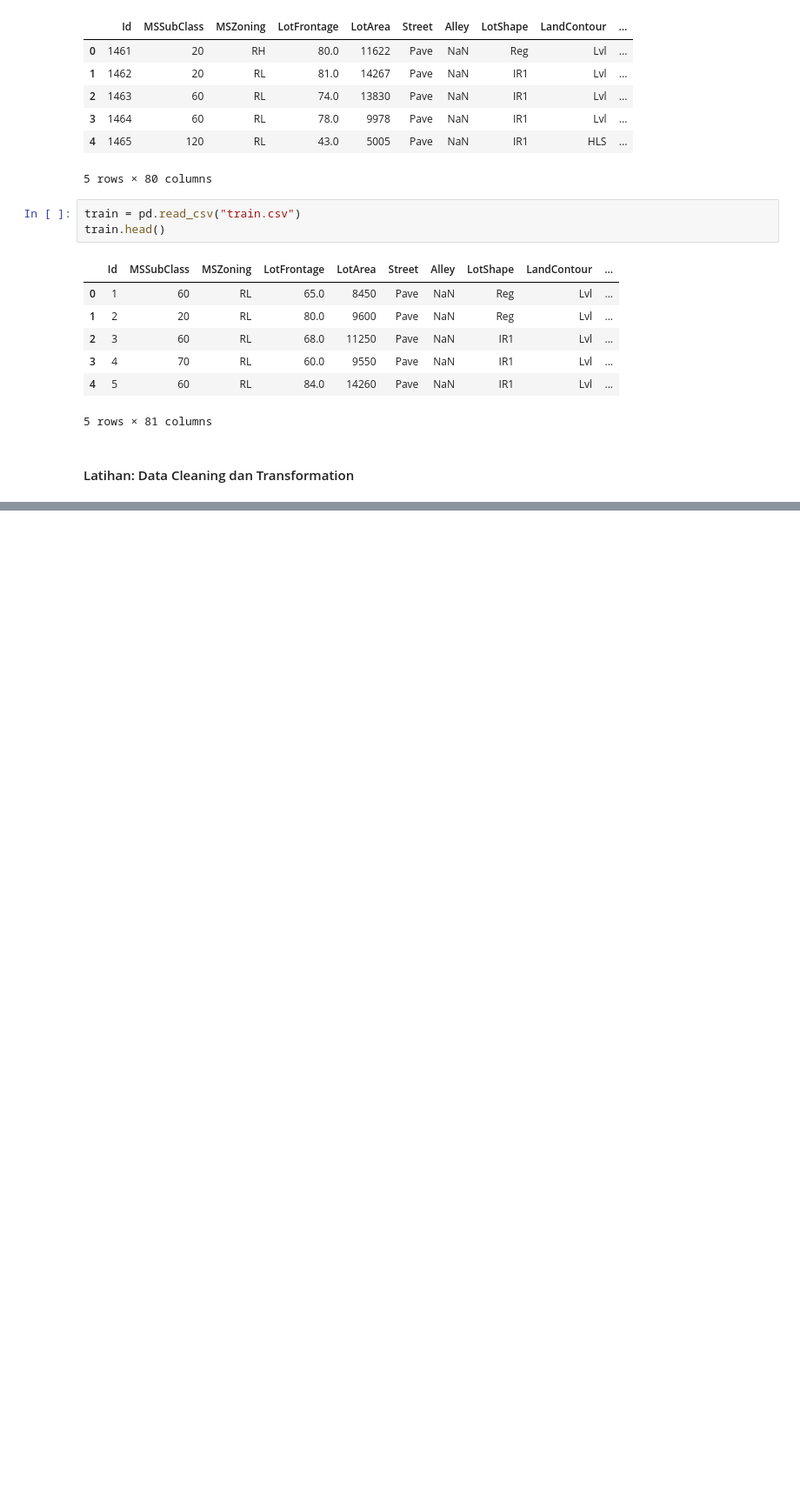
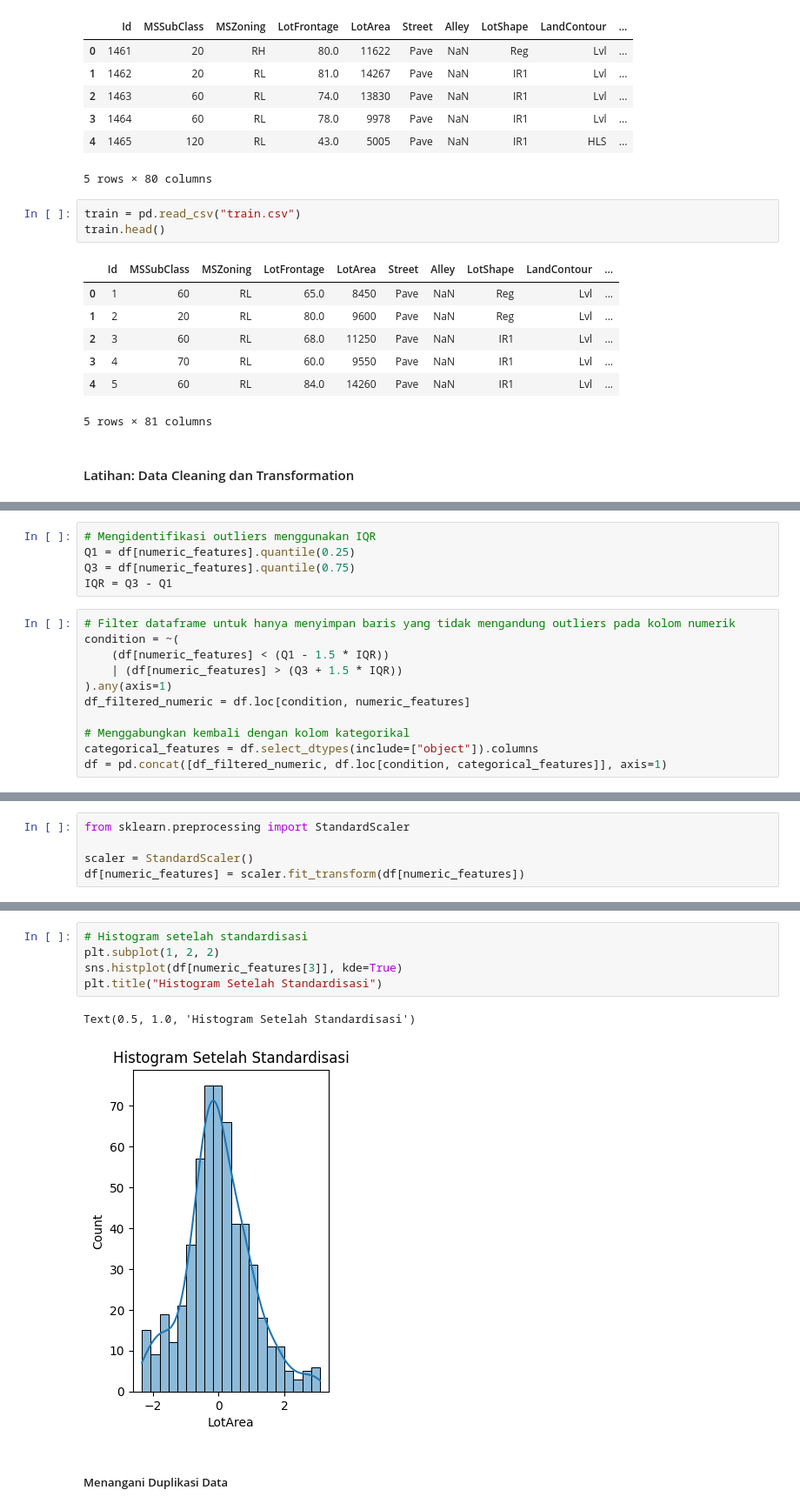
Before and after one commit to agiftsanyazhar/Belajar-Machine-Learning-untuk-Pemula, a Jupyter notebook: Project.ipynb, the cells around one changed output, grey strips where cells are left out. Shown at 87% size. Drawn from its saved outputs; the diff is of its cells as text; blank space fills up the shorter version.

Commit message:
Latihan: Exploratory dan Explanatory Data Analysis

```diff
--- a/Project.ipynb
+++ b/Project.ipynb
@@ -1112,0 +176,16 @@ messy
+# %%
+# Mengidentifikasi outliers menggunakan IQR
+Q1 = df[numeric_features].quantile(0.25)
+Q3 = df[numeric_features].quantile(0.75)
+IQR = Q3 - Q1
+# %%
+# Filter dataframe untuk hanya menyimpan baris yang tidak mengandung outliers pada kolom numerik
+condition = ~(
+    (df[numeric_features] < (Q1 - 1.5 * IQR))
+    | (df[numeric_features] > (Q3 + 1.5 * IQR))
+).any(axis=1)
+df_filtered_numeric = df.loc[condition, numeric_features]
+
+# Menggabungkan kembali dengan kolom kategorikal
+categorical_features = df.select_dtypes(include=["object"]).columns
+df = pd.concat([df_filtered_numeric, df.loc[condition, categorical_features]], axis=1)
@@ -1112,0 +204,5 @@ messy
+# %%
+from sklearn.preprocessing import StandardScaler
+
+scaler = StandardScaler()
+df[numeric_features] = scaler.fit_transform(df[numeric_features])
@@ -1112,0 +218,10 @@ messy
+# %%
+# Histogram setelah standardisasi
+plt.subplot(1, 2, 2)
+sns.histplot(df[numeric_features[3]], kde=True)
+plt.title("Histogram Setelah Standardisasi")
+# %% [output]
+Text(0.5, 1.0, 'Histogram Setelah Standardisasi')
+[figure, added]
+# %% [markdown]
+##### Menangani Duplikasi Data
```
Also changed, not shown: parts of 95 cells of this notebook.
